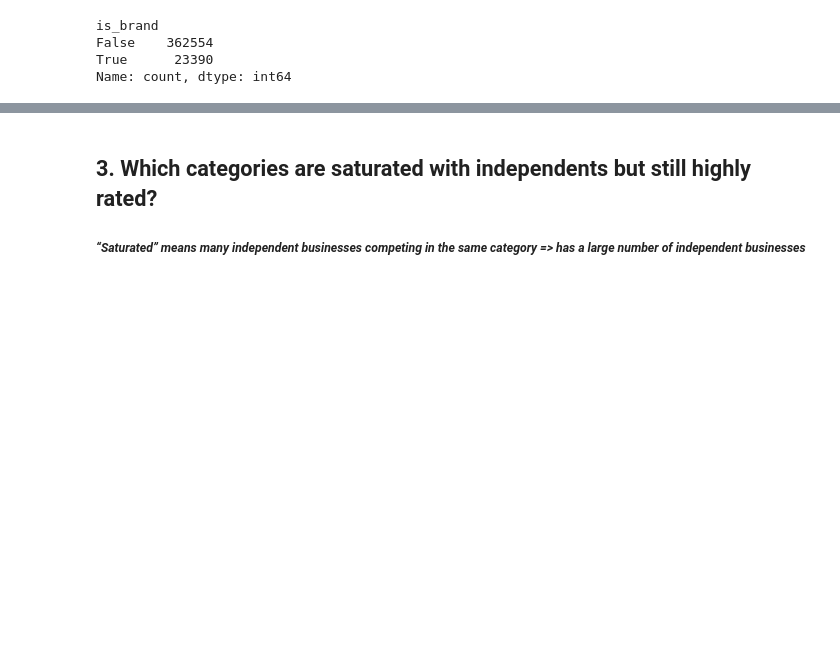
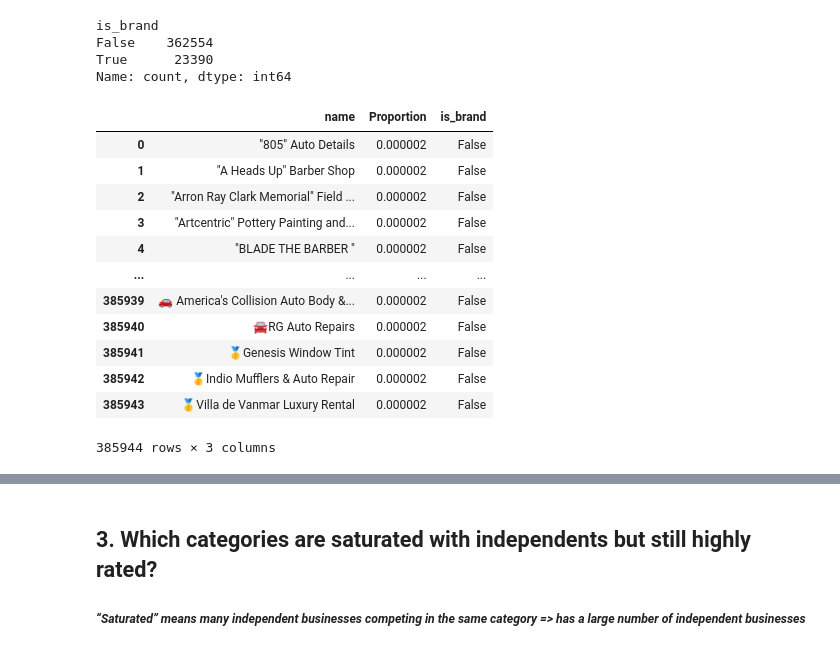
Before and after one commit to Dhrutube/DS3-LocalLens, a Jupyter notebook: final_notebook.ipynb, the cells around one changed output, grey strips where cells are left out. Saved outputs shown, nothing was run; the diff lists cells and outputs as text; code cells hidden in the pictures; blank space fills up the shorter version.

```diff
--- a/final_notebook.ipynb
+++ b/final_notebook.ipynb
@@ -162,3 +162,20 @@ is_brand
 False    362554
 True      23390
 Name: count, dtype: int64
+# %%
+brand_proportion_df = brand_proportion_df.reset_index()
+brand_proportion_df
+# %% [output]
+|  | name | Proportion | is_brand |
+| 0 | "805" Auto Details | 0.000002 | False |
+| 1 | "A Heads Up" Barber Shop | 0.000002 | False |
+| 2 | "Arron Ray Clark Memorial" Field ... | 0.000002 | False |
+| 3 | "Artcentric" Pottery Painting and... | 0.000002 | False |
+| 4 | "BLADE THE BARBER " | 0.000002 | False |
+| ... | ... | ... | ... |
+| 385939 | 🚗 America's Collision Auto Body &... | 0.000002 | False |
+| 385940 | 🚘RG Auto Repairs | 0.000002 | False |
+| 385941 | 🥇Genesis Window Tint | 0.000002 | False |
+| 385942 | 🥇Indio Mufflers & Auto Repair | 0.000002 | False |
+| 385943 | 🥇Villa de Vanmar Luxury Rental | 0.000002 | False |
+385944 rows × 3 columns
```
Also changed, not shown: parts of 16 cells of this notebook.
